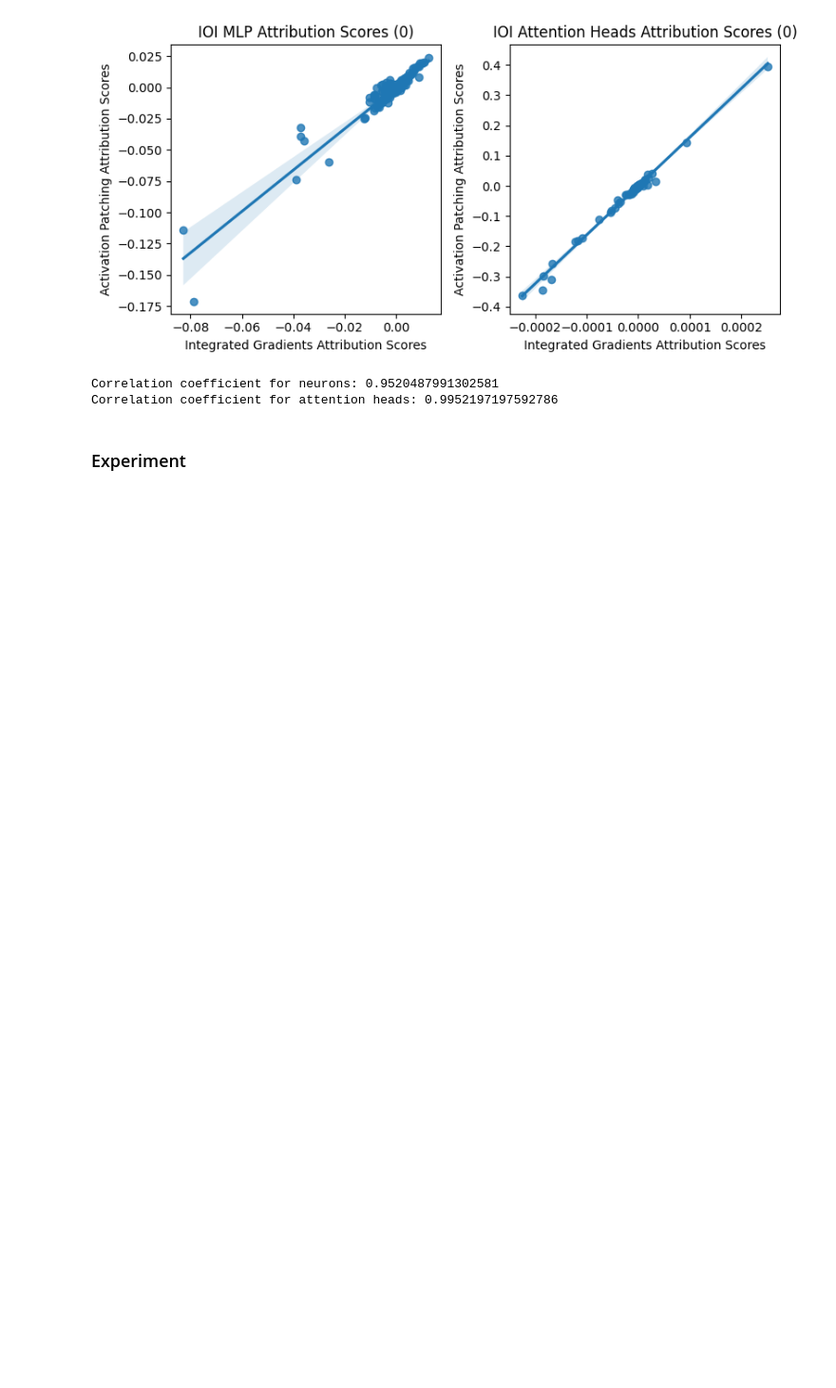
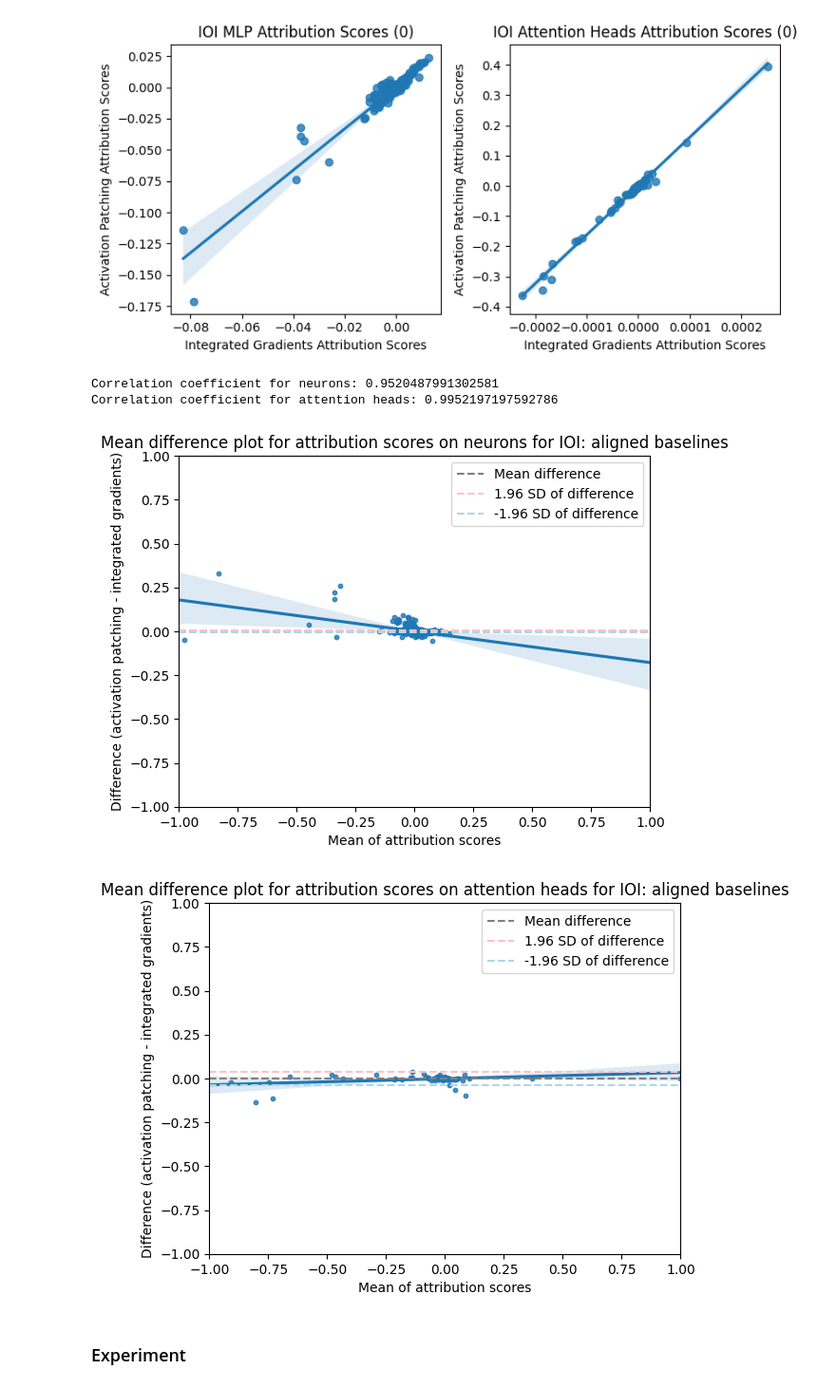
Before and after one commit to mwmlo/gradient_causal_knowledge, a Jupyter notebook: 1 - Aligned_baselines.ipynb, the cells around one changed output. Shown at 95% size. Drawn from its saved outputs; the diff is of its cells as text; code cells hidden in the pictures; blank space fills up the shorter version.

```diff
--- a/1 - Aligned_baselines.ipynb
+++ b/1 - Aligned_baselines.ipynb
@@ -88,6 +88,9 @@ Activation patching on MLP in layer 11
 # %%
 case_ig_mlp = torch.load("results/case_study/mlp_corrupt_clean.pt")
 case_ig_attn = torch.load("results/case_study/attn_corrupt_clean.pt")
+
+case_ap_mlp = torch.load("results/aligned/ioi/case_ap_mlp.pt")
+case_ap_attn = torch.load("results/aligned/ioi/case_ap_attn.pt")
 # %%
 plot_attn_comparison(case_ig_attn[:1], case_ap_attn[:1], model)
 # %% [output]
@@ -98,6 +101,12 @@ plot_correlation_comparison(case_ig_mlp[:1], case_ap_mlp[:1], case_ig_attn[:1],
 [figure]
 Correlation coefficient for neurons: 0.9520487991302581
 Correlation coefficient for attention heads: 0.9952197197592786
+# %%
+plot_mean_diff(case_ig_mlp, case_ap_mlp, "Mean difference plot for attribution scores on neurons for IOI: aligned baselines")
+plot_mean_diff(case_ig_attn, case_ap_attn, "Mean difference plot for attribution scores on attention heads for IOI: aligned baselines")
+# %% [output]
+[figure, added]
+[figure, added]
 # %% [markdown]
 ### Experiment
 # %%
```
Also changed, not shown: parts of 1 cell of this notebook, 2 other files.
